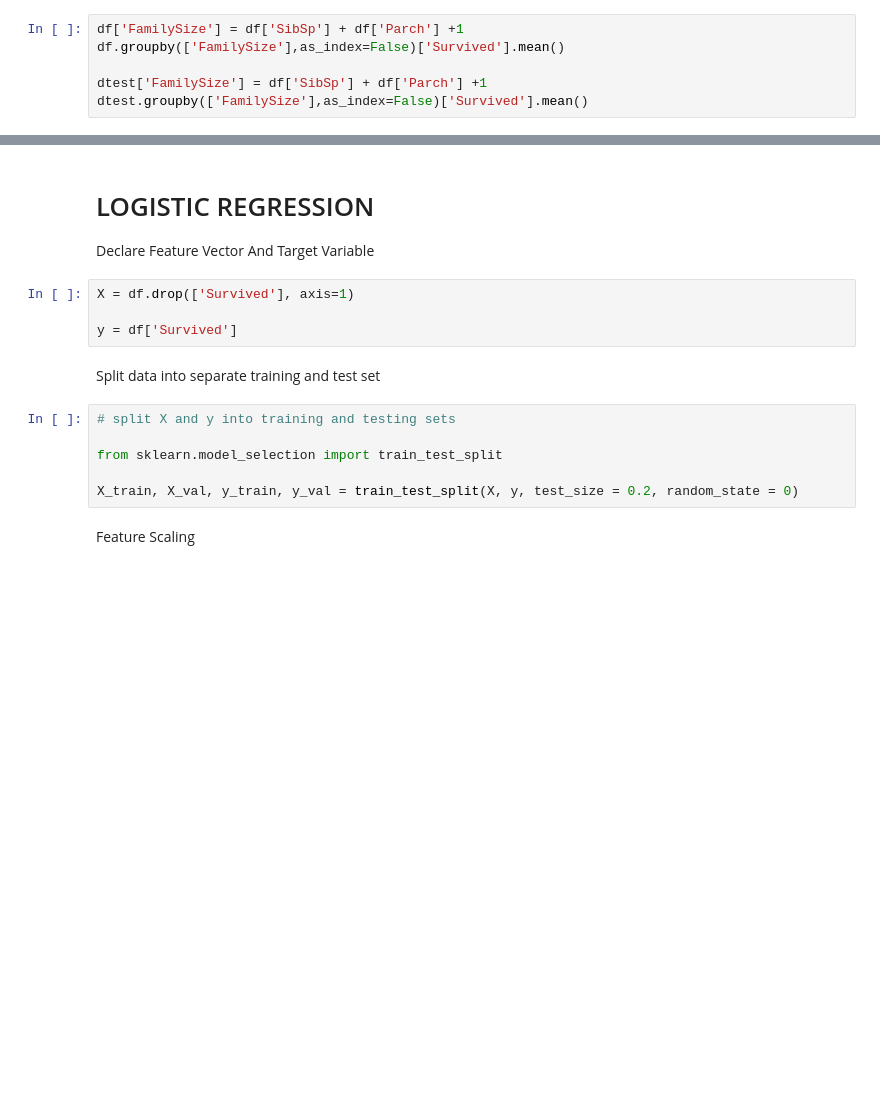
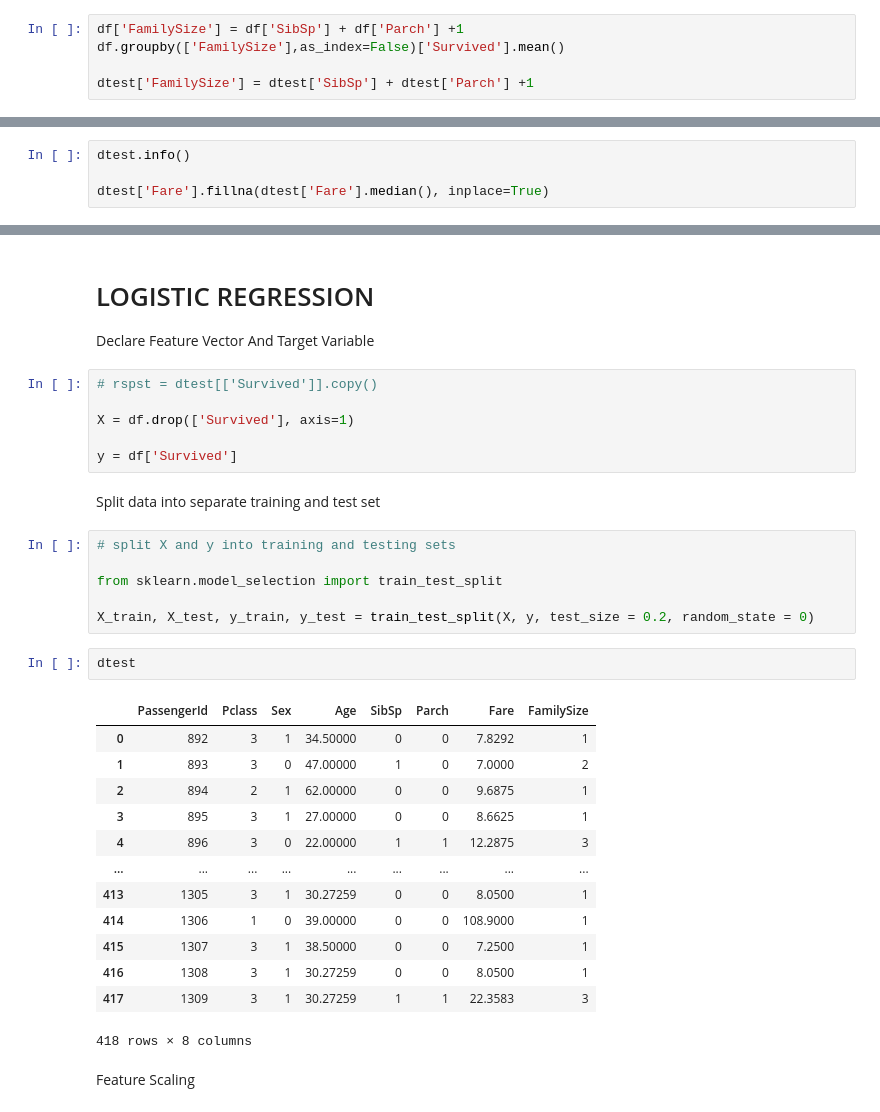
Before and after one commit to RarangoH/titanicKaggle, a Jupyter notebook: LogisticIntents.ipynb, the cells around one changed output, grey strips where cells are left out. Cells and saved outputs as stored; diff of their text form; blank space fills up the shorter version.

```diff
--- a/LogisticIntents.ipynb
+++ b/LogisticIntents.ipynb
@@ -64,5 +73,4 @@ df.groupby(['Parch'],as_index=False)['Survived'].mean()
 df['FamilySize'] = df['SibSp'] + df['Parch'] +1
 df.groupby(['FamilySize'],as_index=False)['Survived'].mean()
 
-dtest['FamilySize'] = df['SibSp'] + df['Parch'] +1
-dtest.groupby(['FamilySize'],as_index=False)['Survived'].mean()
+dtest['FamilySize'] = dtest['SibSp'] + dtest['Parch'] +1
@@ -147,0 +150,4 @@ dtest.drop('PassengerId', axis= 1, inplace=True)
+# %%
+dtest.info()
+
+dtest['Fare'].fillna(dtest['Fare'].median(), inplace=True)
@@ -274,6 +336,8 @@ plt.show()
 # LOGISTIC REGRESSION
 Declare Feature Vector And Target Variable
 # %%
+# rspst = dtest[['Survived']].copy()
+
 X = df.drop(['Survived'], axis=1)
 
 y = df['Survived']
@@ -284,7 +348,23 @@ Split data into separate training and test set
 
 from sklearn.model_selection import train_test_split
 
-X_train, X_val, y_train, y_val = train_test_split(X, y, test_size = 0.2, random_state = 0)
+X_train, X_test, y_train, y_test = train_test_split(X, y, test_size = 0.2, random_state = 0)
+# %%
+dtest
+# %% [output]
+|  | PassengerId | Pclass | Sex | Age | SibSp | Parch | Fare | FamilySize |
+| 0 | 892 | 3 | 1 | 34.50000 | 0 | 0 | 7.8292 | 1 |
+| 1 | 893 | 3 | 0 | 47.00000 | 1 | 0 | 7.0000 | 2 |
+| 2 | 894 | 2 | 1 | 62.00000 | 0 | 0 | 9.6875 | 1 |
+| 3 | 895 | 3 | 1 | 27.00000 | 0 | 0 | 8.6625 | 1 |
+| 4 | 896 | 3 | 0 | 22.00000 | 1 | 1 | 12.2875 | 3 |
+| ... | ... | ... | ... | ... | ... | ... | ... | ... |
+| 413 | 1305 | 3 | 1 | 30.27259 | 0 | 0 | 8.0500 | 1 |
+| 414 | 1306 | 1 | 0 | 39.00000 | 0 | 0 | 108.9000 | 1 |
+| 415 | 1307 | 3 | 1 | 38.50000 | 0 | 0 | 7.2500 | 1 |
+| 416 | 1308 | 3 | 1 | 30.27259 | 0 | 0 | 8.0500 | 1 |
+| 417 | 1309 | 3 | 1 | 30.27259 | 1 | 1 | 22.3583 | 3 |
+418 rows × 8 columns
 # %% [markdown]
 Feature Scaling
 # %%
```
Also changed, not shown: parts of 22 cells of this notebook, 3 other files.
